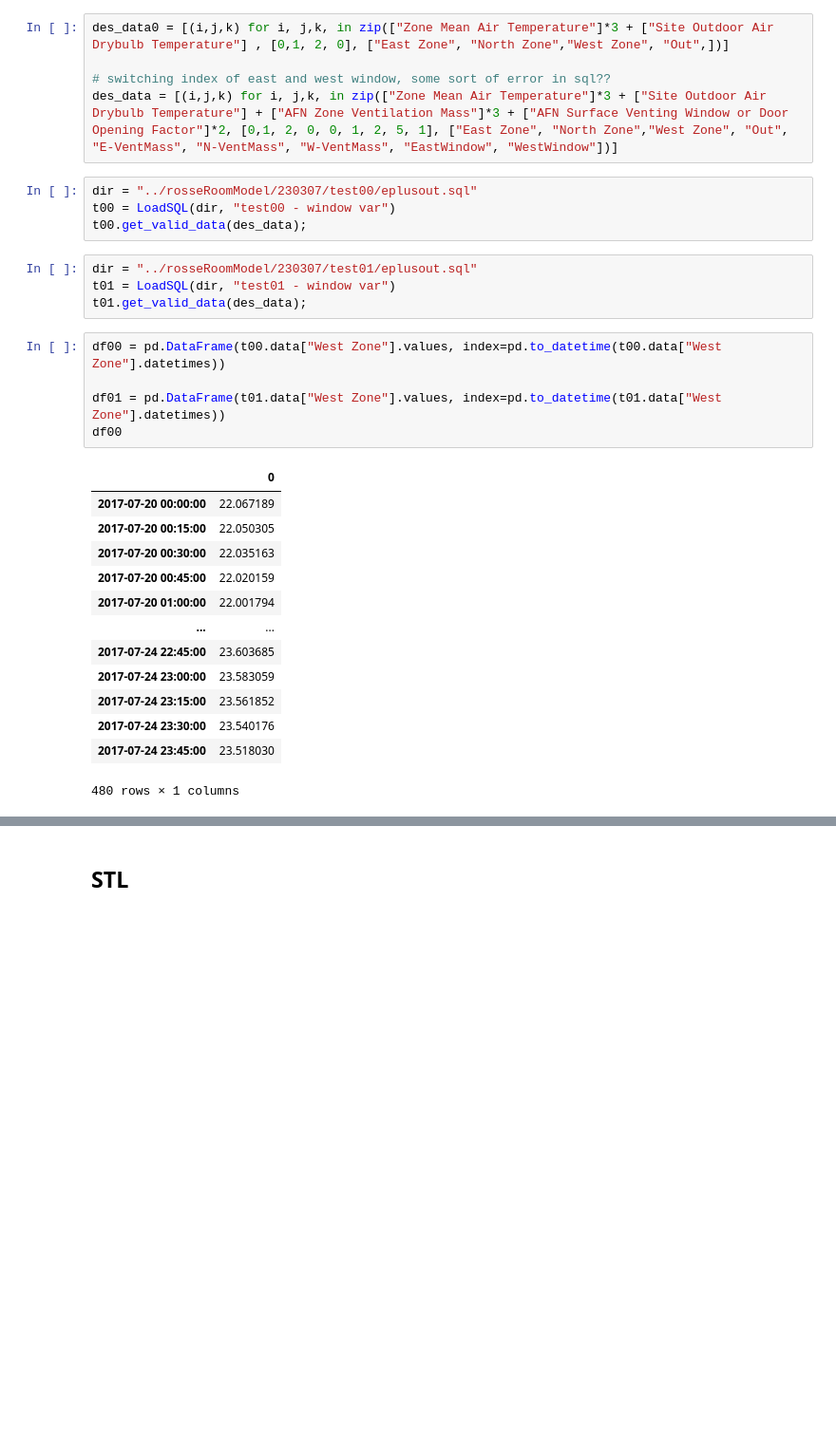
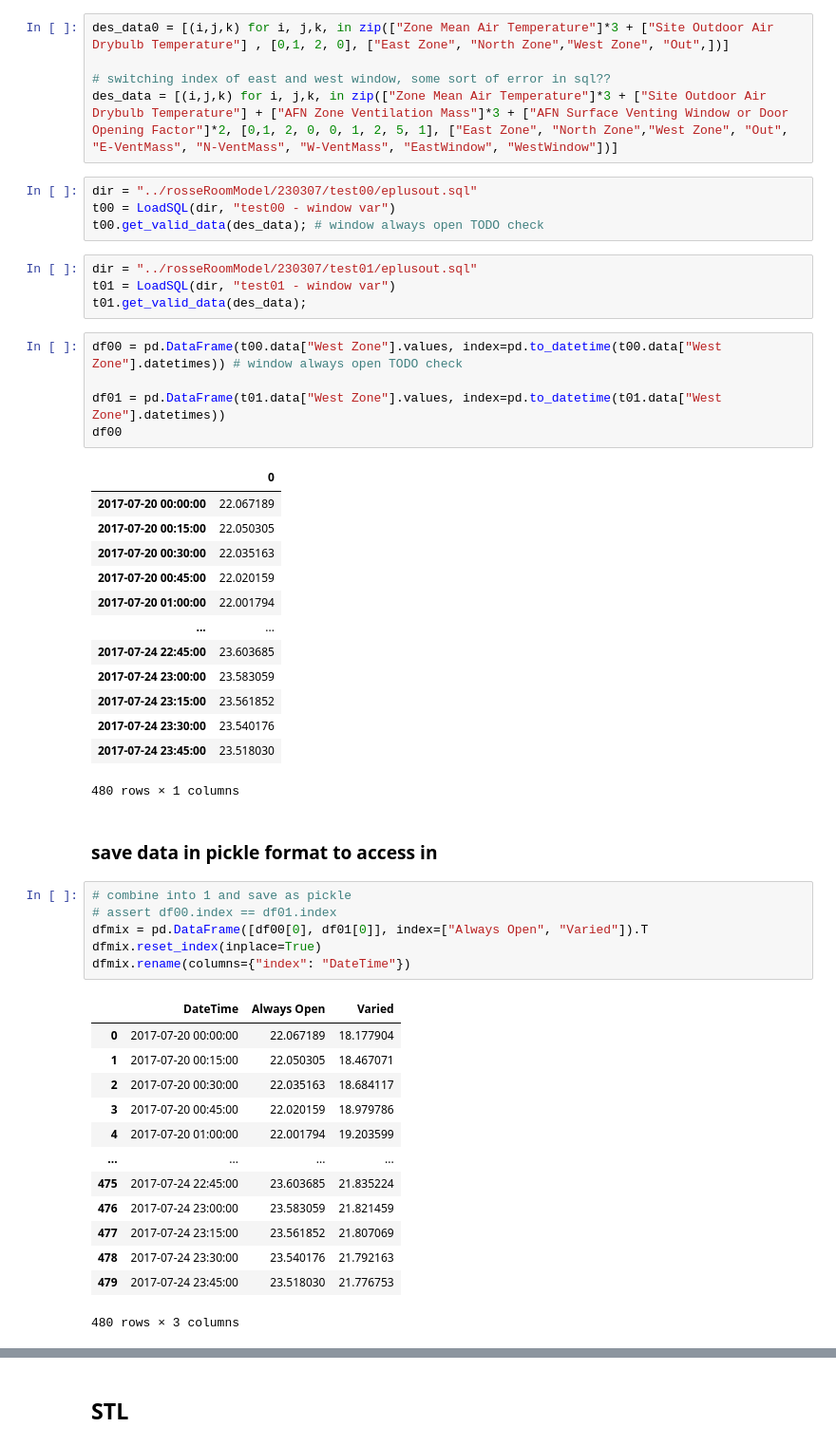
Before and after one commit to juliet29/buildingEnergyModels, a Jupyter notebook: notebooks/230308_reg.ipynb, the cells around one changed output, grey strips where cells are left out. Shown at 95% size. Drawn from its saved outputs; the diff is of its cells as text; blank space fills up the shorter version.

```diff
--- a/notebooks/230308_reg.ipynb
+++ b/notebooks/230308_reg.ipynb
@@ -29,13 +30,13 @@ des_data = [(i,j,k) for i, j,k, in zip(["Zone Mean Air Temperature"]*3 + ["Site
 # %%
 dir = "../rosseRoomModel/230307/test00/eplusout.sql"
 t00 = LoadSQL(dir, "test00 - window var")
-t00.get_valid_data(des_data);
+t00.get_valid_data(des_data); # window always open TODO check
 # %%
 dir = "../rosseRoomModel/230307/test01/eplusout.sql"
 t01 = LoadSQL(dir, "test01 - window var")
 t01.get_valid_data(des_data);
 # %%
-df00 = pd.DataFrame(t00.data["West Zone"].values, index=pd.to_datetime(t00.data["West Zone"].datetimes))
+df00 = pd.DataFrame(t00.data["West Zone"].values, index=pd.to_datetime(t00.data["West Zone"].datetimes)) # window always open TODO check
 
 df01 = pd.DataFrame(t01.data["West Zone"].values, index=pd.to_datetime(t01.data["West Zone"].datetimes))
 df00
@@ -53,3 +54,25 @@ df00
 | 2017-07-24 23:30:00 | 23.540176 |
 | 2017-07-24 23:45:00 | 23.518030 |
 480 rows × 1 columns
+# %% [markdown]
+### save data in pickle format to access in
+# %%
+# combine into 1 and save as pickle
+# assert df00.index == df01.index
+dfmix = pd.DataFrame([df00[0], df01[0]], index=["Always Open", "Varied"]).T
+dfmix.reset_index(inplace=True)
+dfmix.rename(columns={"index": "DateTime"})
+# %% [output]
+|  | DateTime | Always Open | Varied |
+| 0 | 2017-07-20 00:00:00 | 22.067189 | 18.177904 |
+| 1 | 2017-07-20 00:15:00 | 22.050305 | 18.467071 |
+| 2 | 2017-07-20 00:30:00 | 22.035163 | 18.684117 |
+| 3 | 2017-07-20 00:45:00 | 22.020159 | 18.979786 |
+| 4 | 2017-07-20 01:00:00 | 22.001794 | 19.203599 |
+| ... | ... | ... | ... |
+| 475 | 2017-07-24 22:45:00 | 23.603685 | 21.835224 |
+| 476 | 2017-07-24 23:00:00 | 23.583059 | 21.821459 |
+| 477 | 2017-07-24 23:15:00 | 23.561852 | 21.807069 |
+| 478 | 2017-07-24 23:30:00 | 23.540176 | 21.792163 |
+| 479 | 2017-07-24 23:45:00 | 23.518030 | 21.776753 |
+480 rows × 3 columns
```
Also changed, not shown: parts of 2 cells of this notebook.
